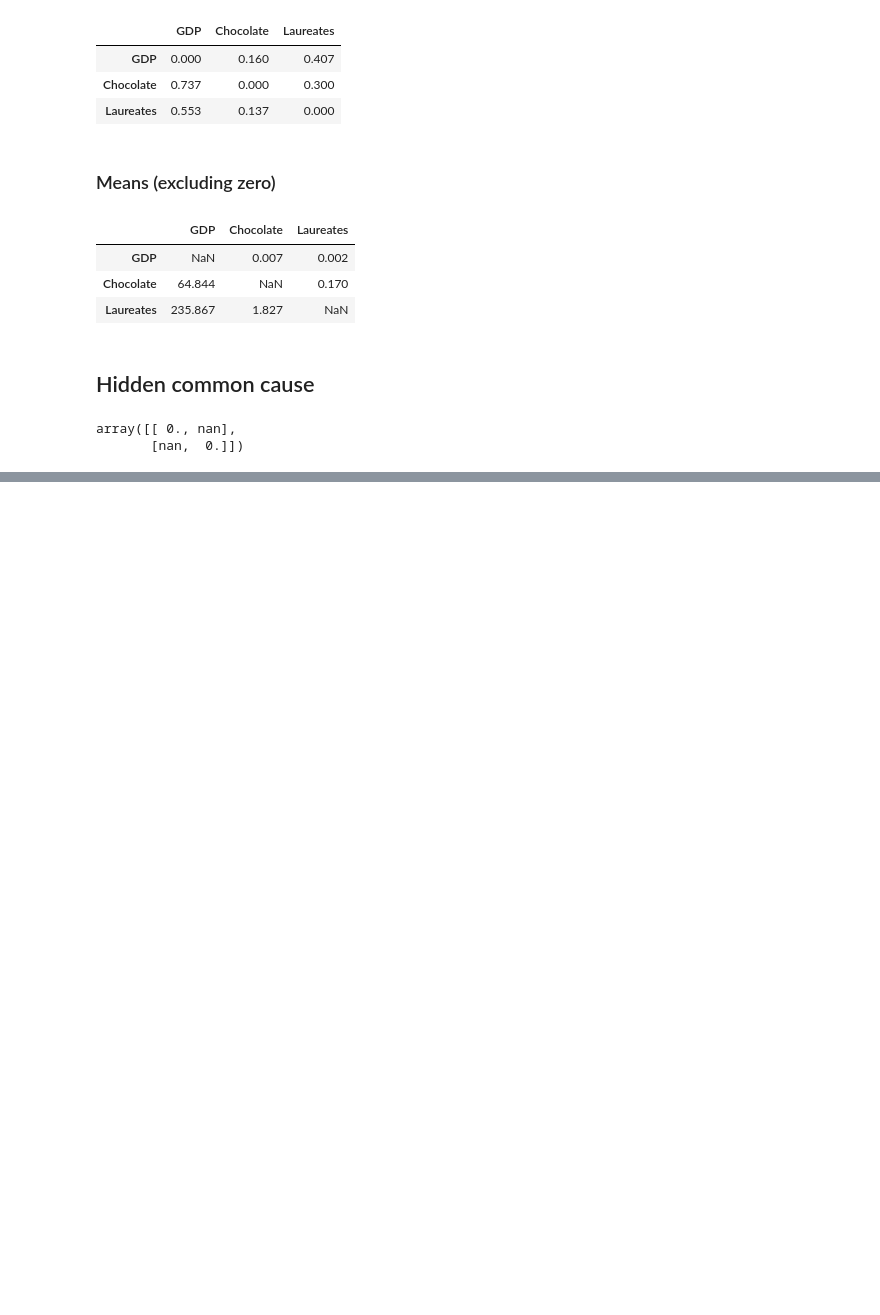
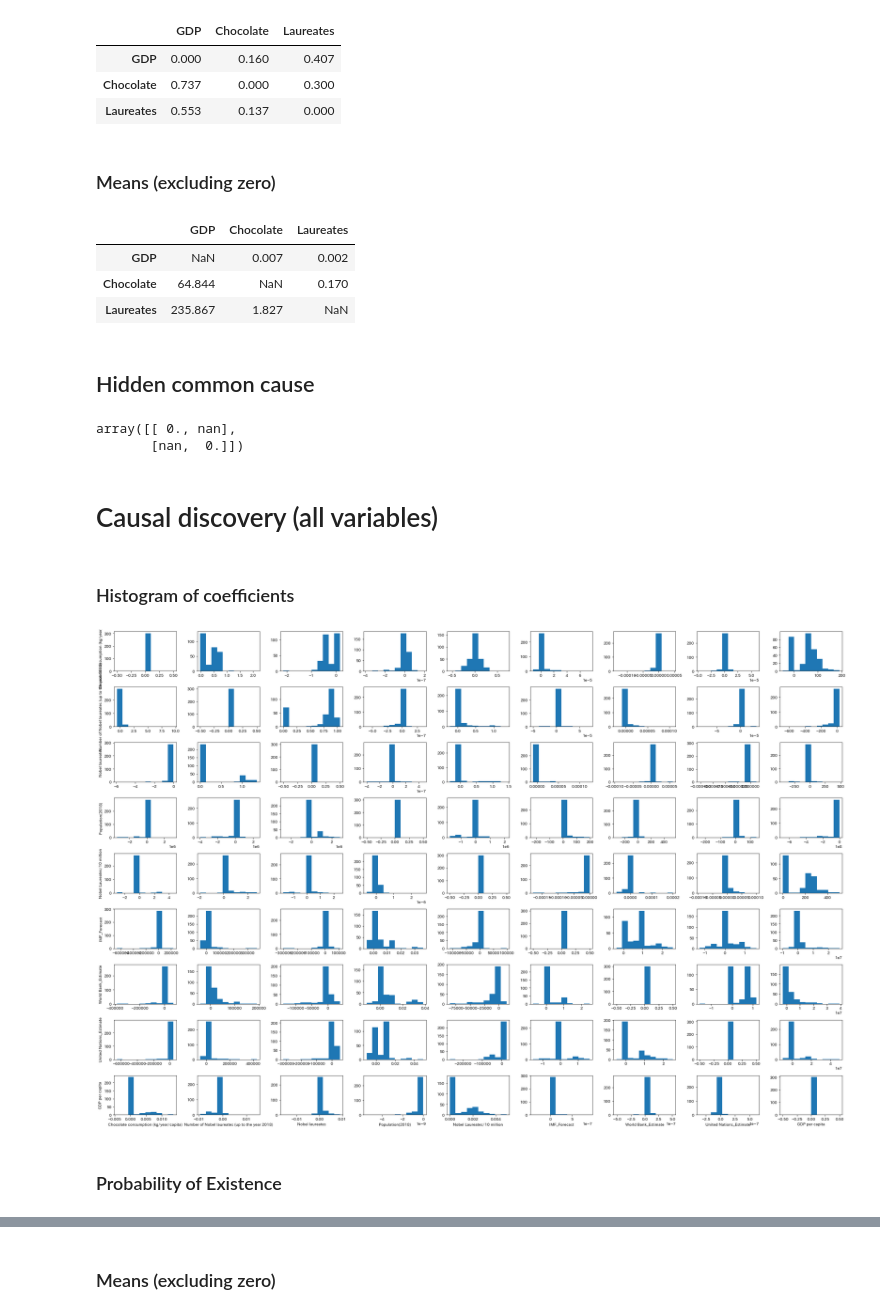
Before and after one commit to haraoka-screen/notebooks, a Jupyter notebook: causation_and_correlation.ipynb, the cells around one changed output, grey strips where cells are left out. Saved outputs shown, nothing was run; the diff lists cells and outputs as text; code cells hidden in the pictures; blank space fills up the shorter version.

```diff
--- a/causation_and_correlation.ipynb
+++ b/causation_and_correlation.ipynb
@@ -526,3 +534,20 @@ model.adjacency_matrix_
 # %% [output]
 array([[ 0., nan],
        [nan,  0.]])
+# %% [markdown]
+# Causal discovery (all variables)
+# %%
+# drop string columns
+X = df.iloc[:, (df.dtypes != "object").values]
+
+# drop years
+X = X.drop([c for c in X.columns if c.endswith("_Year")], axis=1)
+
+model = lingam.DirectLiNGAM()
+result = model.bootstrap(X, n_sampling)
+# %%
+draw_bootstrap_result(result, X)
+# %% [output]
+### Histogram of coefficients
+[figure, added]
+### Probability of Existence
@@ -528,0 +564 @@ array([[ 0., nan],
+### Means (excluding zero)
```
Also changed, not shown: parts of 4 cells of this notebook.
